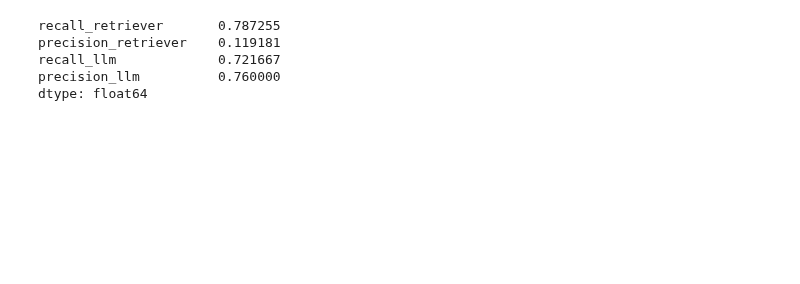
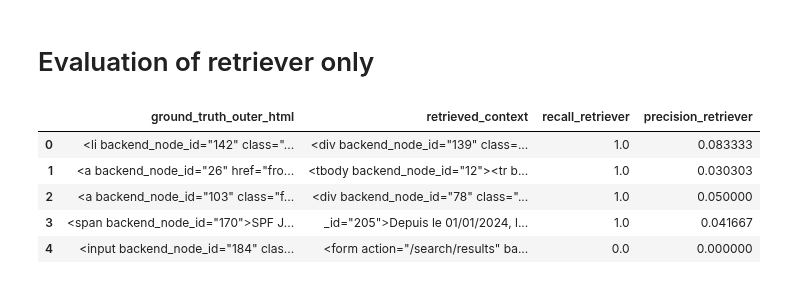
Before and after one commit to lavague-ai/LaVague, a Jupyter notebook: metric.ipynb, the cells around one changed output. Cells and saved outputs as stored; diff of their text form; code cells hidden in the pictures; blank space fills up the shorter version.

```diff
--- a/metric.ipynb
+++ b/metric.ipynb
@@ -80,8 +59,21 @@ results
-# %%
-results.drop("valid_generated_code", axis=1).mean()
-# %% [output]
-recall_retriever       0.787255
-precision_retriever    0.119181
-recall_llm             0.721667
-precision_llm          0.760000
-dtype: float64
+# %% [markdown]
+# Evaluation of retriever only
+# %%
+from lavague.evaluator import SeleniumActionEvaluator
+
+evaluator = SeleniumActionEvaluator(driver, action_engine)
+
+sub_df = df.head(5)
+queries = sub_df["query"].tolist()
+htmls = sub_df["html"].tolist()
+ground_truths = sub_df["selenium_ground_truth"].tolist()
+
+retriever_results = evaluator.batch_evaluate_retriever(queries, htmls, ground_truths, return_context=True)
+retriever_results
+# %% [output]
+|  | ground_truth_outer_html | retrieved_context | recall_retriever | precision_retriever |
+| 0 | <li backend_node_id="142" class="... | <div backend_node_id="139" class=... | 1.0 | 0.083333 |
+| 1 | <a backend_node_id="26" href="fro... | <tbody backend_node_id="12"><tr b... | 1.0 | 0.030303 |
+| 2 | <a backend_node_id="103" class="f... | <div backend_node_id="78" class="... | 1.0 | 0.050000 |
+| 3 | <span backend_node_id="170">SPF J... | _id="205">Depuis le 01/01/2024, l... | 1.0 | 0.041667 |
+| 4 | <input backend_node_id="184" clas... | <form action="/search/results" ba... | 0.0 | 0.000000 |
```
Also changed, not shown: parts of 11 cells of this notebook, 1 other file.
